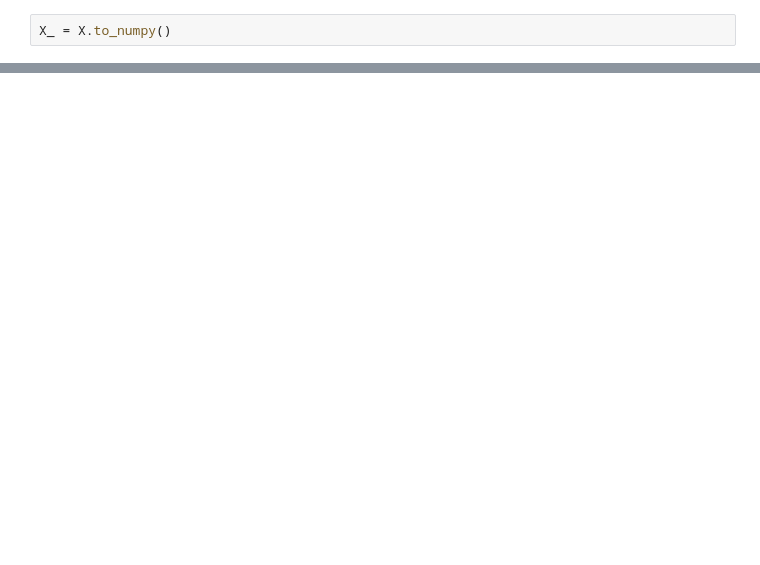
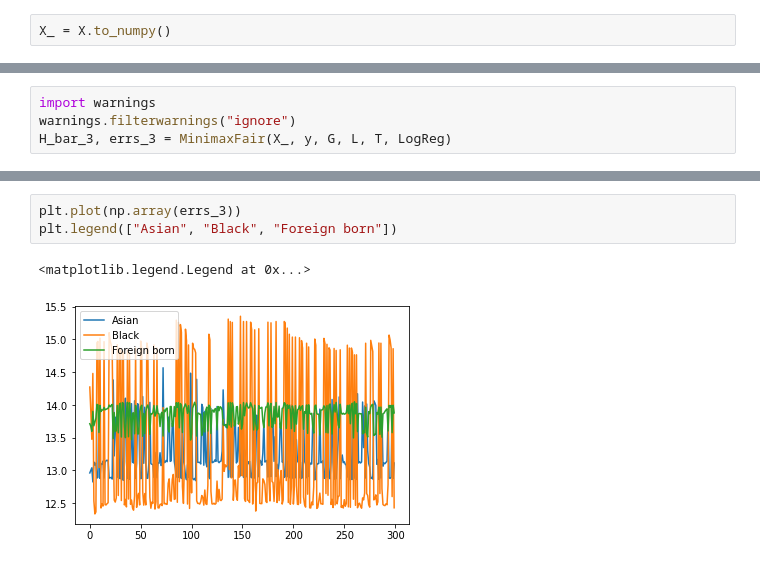
Before and after one commit to rohangpta/minimax-fairness, a Jupyter notebook: experiments.ipynb, the cells around one changed output, grey strips where cells are left out. Drawn from its saved outputs; the diff is of its cells as text; blank space fills up the shorter version.

```diff
--- a/experiments.ipynb
+++ b/experiments.ipynb
@@ -84,0 +185,4 @@ assert len(MinimaxFair(X_, y, G, L, T, LinReg)) == 30
+# %%
+import warnings
+warnings.filterwarnings("ignore")
+H_bar_3, errs_3 = MinimaxFair(X_, y, G, L, T, LogReg)
@@ -84,0 +207,6 @@ assert len(MinimaxFair(X_, y, G, L, T, LinReg)) == 30
+# %%
+plt.plot(np.array(errs_3))
+plt.legend(["Asian", "Black", "Foreign born"])
+# %% [output]
+<matplotlib.legend.Legend at 0x...>
+[figure, added]
```
Also changed, not shown: parts of 9 cells of this notebook, 1 other file.
